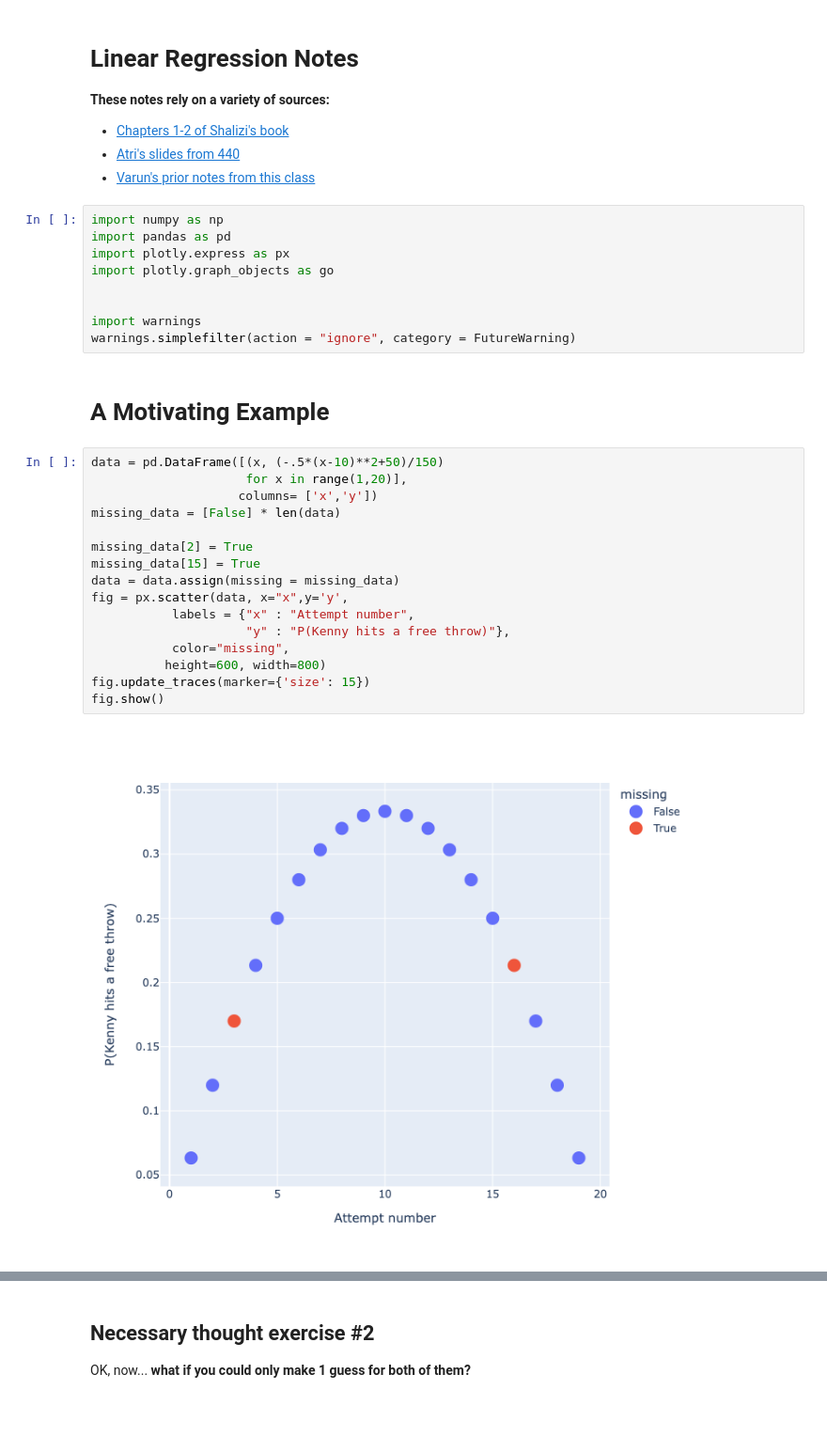
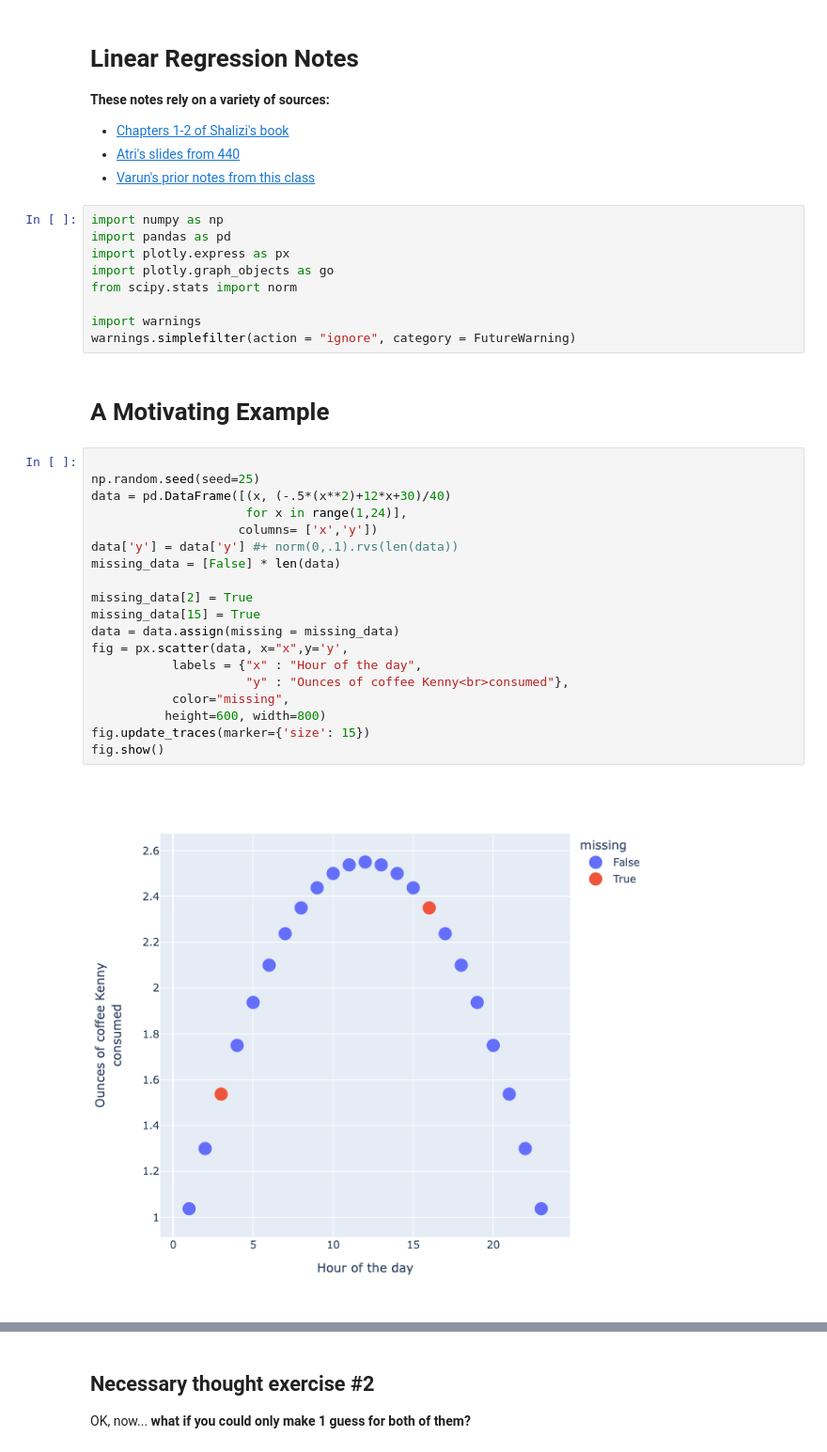
Before and after one commit to kennyjoseph/cse474, a Jupyter notebook: static_files/notebooks/03_LinearRegression.ipynb, the cells around one changed output, grey strips where cells are left out. Shown at 94% size. Cells and saved outputs as stored; diff of their text form; blank space fills up the shorter version.

```diff
--- a/static_files/notebooks/03_LinearRegression.ipynb
+++ b/static_files/notebooks/03_LinearRegression.ipynb
@@ -10,30 +10,33 @@ import numpy as np
 import pandas as pd
 import plotly.express as px
 import plotly.graph_objects as go
-
+from scipy.stats import norm
 
 import warnings
 warnings.simplefilter(action = "ignore", category = FutureWarning)
 # %% [markdown]
 # A Motivating Example
 # %%
-data = pd.DataFrame([(x, (-.5*(x-10)**2+50)/150)
-                     for x in range(1,20)],
+
+np.random.seed(seed=25)
+data = pd.DataFrame([(x, (-.5*(x**2)+12*x+30)/40)
+                     for x in range(1,24)],
                     columns= ['x','y'])
+data['y'] = data['y'] #+ norm(0,.1).rvs(len(data))
 missing_data = [False] * len(data)
 
 missing_data[2] = True
 missing_data[15] = True
 data = data.assign(missing = missing_data)
 fig = px.scatter(data, x="x",y='y',
-           labels = {"x" : "Attempt number",
-                     "y" : "P(Kenny hits a free throw)"},
+           labels = {"x" : "Hour of the day",
+                     "y" : "Ounces of coffee Kenny<br>consumed"},
            color="missing",
           height=600, width=800)
 fig.update_traces(marker={'size': 15})
 fig.show()
 # %% [output]
-[figure, old version]
+[figure, new version]
 # %% [markdown]
 ## Necessary thought exercise #1
 
```
Also changed, not shown: parts of 11 cells of this notebook, 1 other file.
